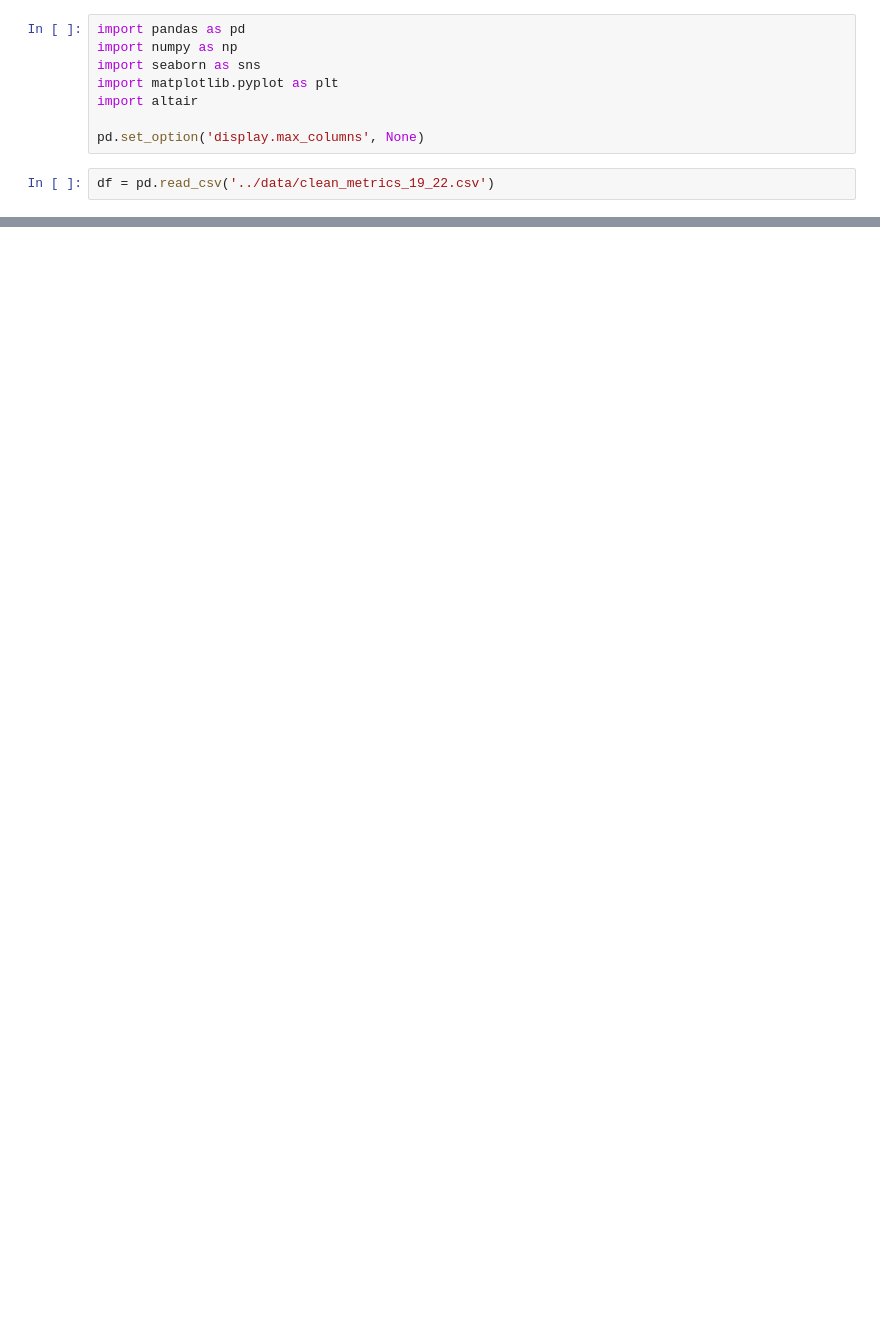
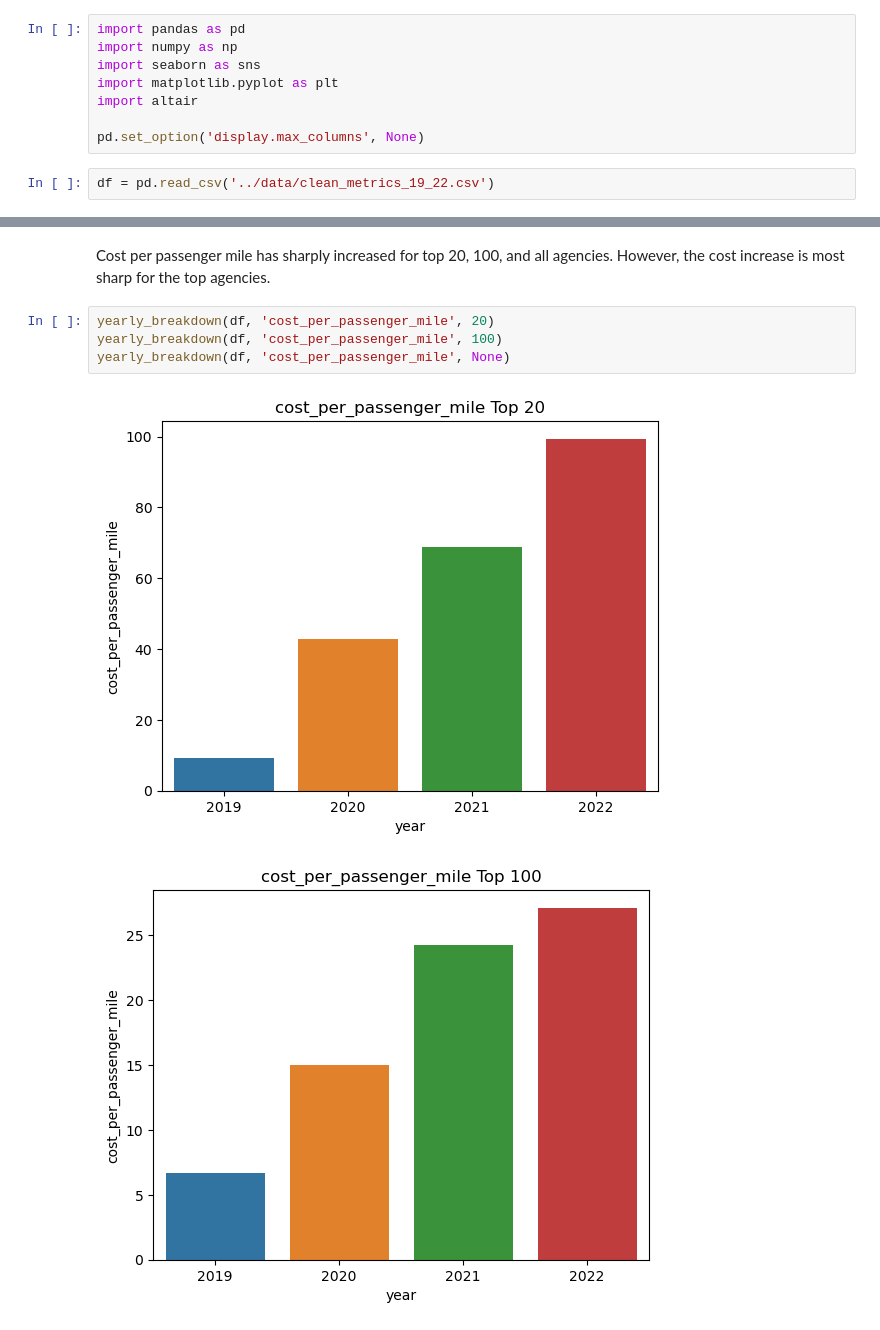
Before and after one commit to jackvandeleuv/95885-project1, a Jupyter notebook: eda/2-22-24.ipynb, the cells around one changed output, grey strips where cells are left out. Cells and saved outputs as stored; diff of their text form; blank space fills up the shorter version.

```diff
--- a/eda/2-22-24.ipynb
+++ b/eda/2-22-24.ipynb
@@ -46,0 +82,9 @@ Name: cost_per_passenger, dtype: float64
+# %% [markdown]
+Cost per passenger mile has sharply increased for top 20, 100, and all agencies. However, the cost increase is most sharp for the top agencies.
+# %%
+yearly_breakdown(df, 'cost_per_passenger_mile', 20)
+yearly_breakdown(df, 'cost_per_passenger_mile', 100)
+yearly_breakdown(df, 'cost_per_passenger_mile', None)
+# %% [output]
+[figure, added]
+[figure, added]
```
Also changed, not shown: parts of 22 cells of this notebook.
